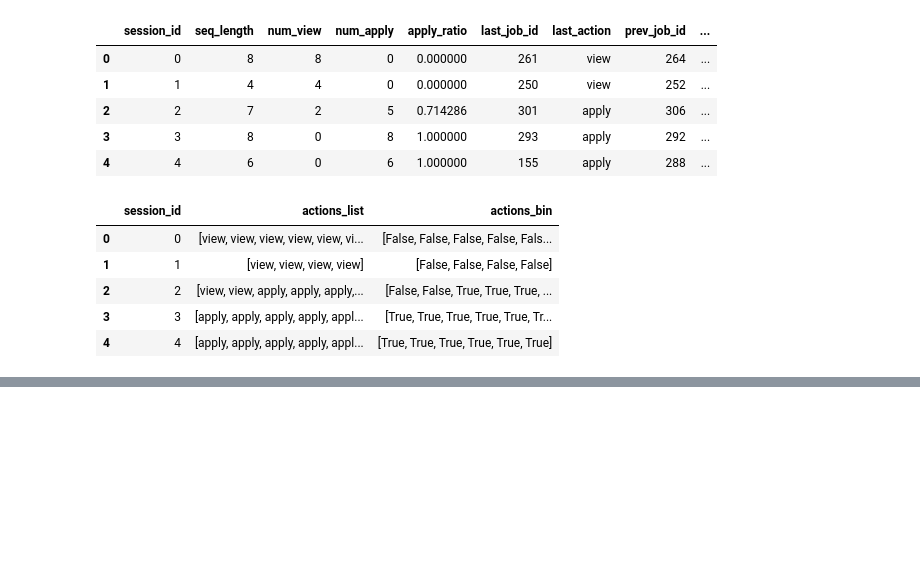
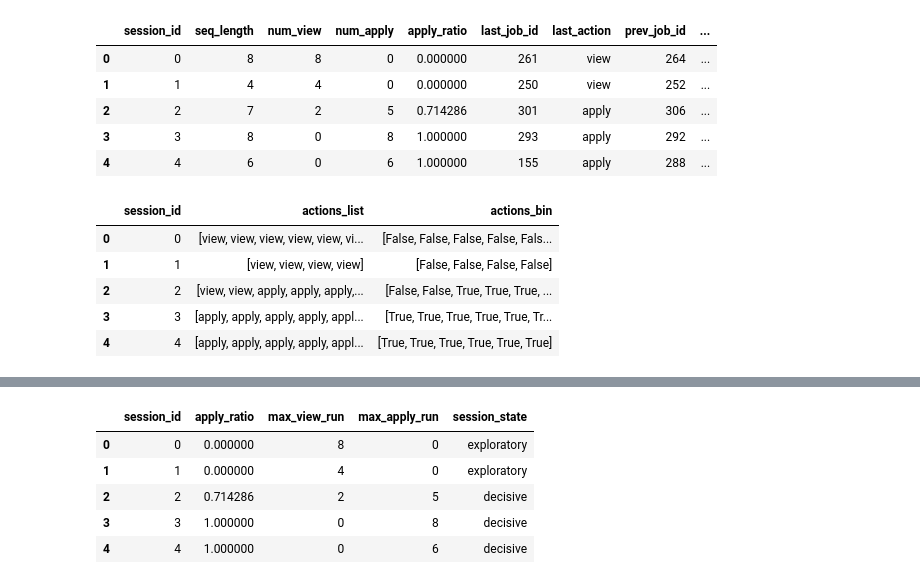
Before and after one commit to alecacerestel/Competition_G12_AML, a Jupyter notebook: notebooks/session_feature_engineering.ipynb, the cells around one changed output, grey strips where cells are left out. Cells and saved outputs as stored; diff of their text form; code cells hidden in the pictures; blank space fills up the shorter version.

```diff
--- a/notebooks/session_feature_engineering.ipynb
+++ b/notebooks/session_feature_engineering.ipynb
@@ -380,0 +490,20 @@ x_train[["session_id", "actions_list", "actions_bin"]].head()
+# %%
+states = []
+for _, row in x_train.iterrows():
+    st = assign_state_from_runs(row["apply_ratio"], row["max_view_run"], row["max_apply_run"])
+    states.append(st)
+x_train["session_state"] = states
+
+states_test = []
+for _, row in x_test.iterrows():
+    st = assign_state_from_runs(row["apply_ratio"], row["max_view_run"], row["max_apply_run"])
+    states_test.append(st)
+x_test["session_state"] = states_test
+x_train[["session_id","apply_ratio","max_view_run","max_apply_run","session_state"]].head()
+# %% [output]
+|  | session_id | apply_ratio | max_view_run | max_apply_run | session_state |
+| 0 | 0 | 0.000000 | 8 | 0 | exploratory |
+| 1 | 1 | 0.000000 | 4 | 0 | exploratory |
+| 2 | 2 | 0.714286 | 2 | 5 | decisive |
+| 3 | 3 | 1.000000 | 0 | 8 | decisive |
+| 4 | 4 | 1.000000 | 0 | 6 | decisive |
```
Also changed, not shown: parts of 8 cells of this notebook, 1 other file.
